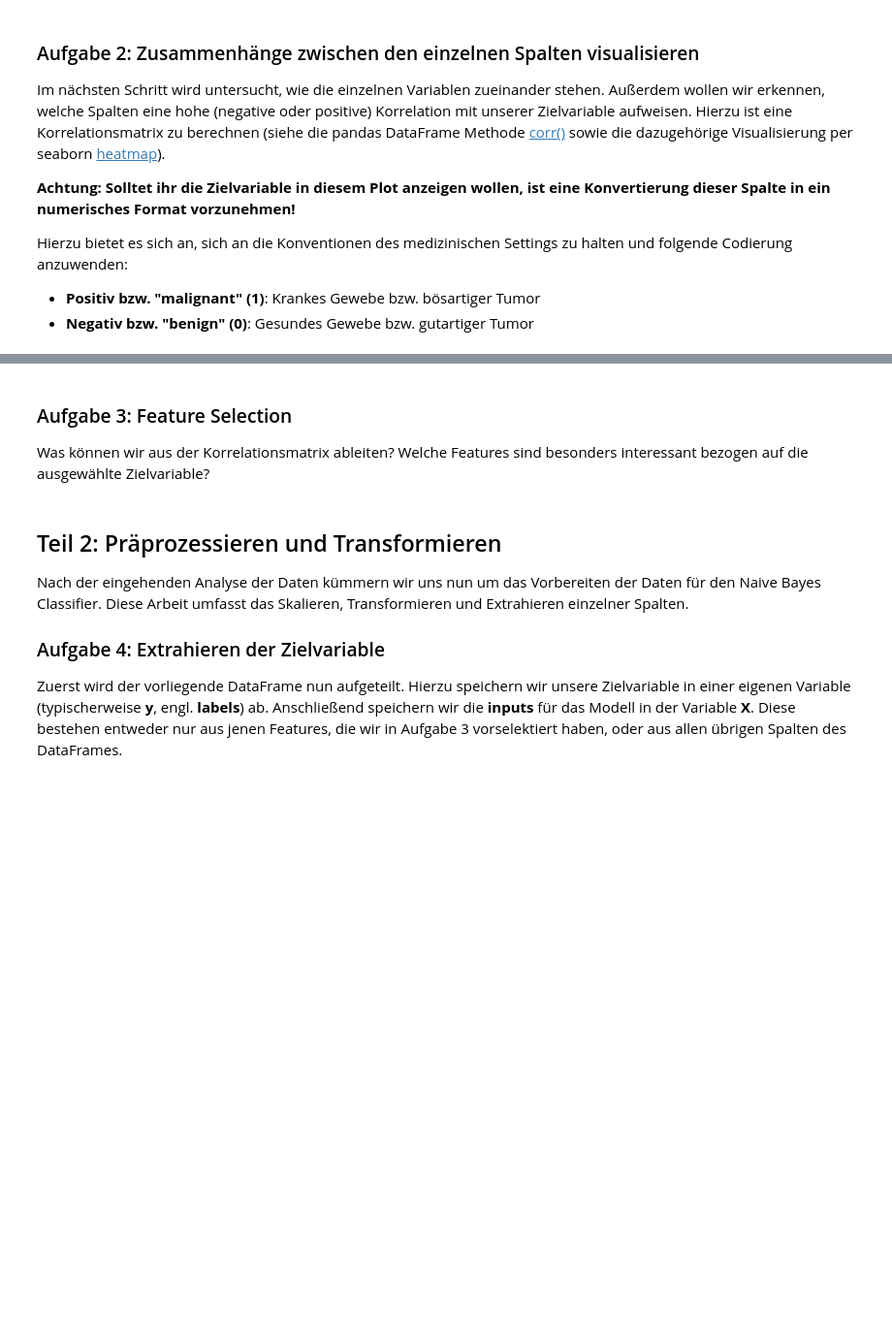
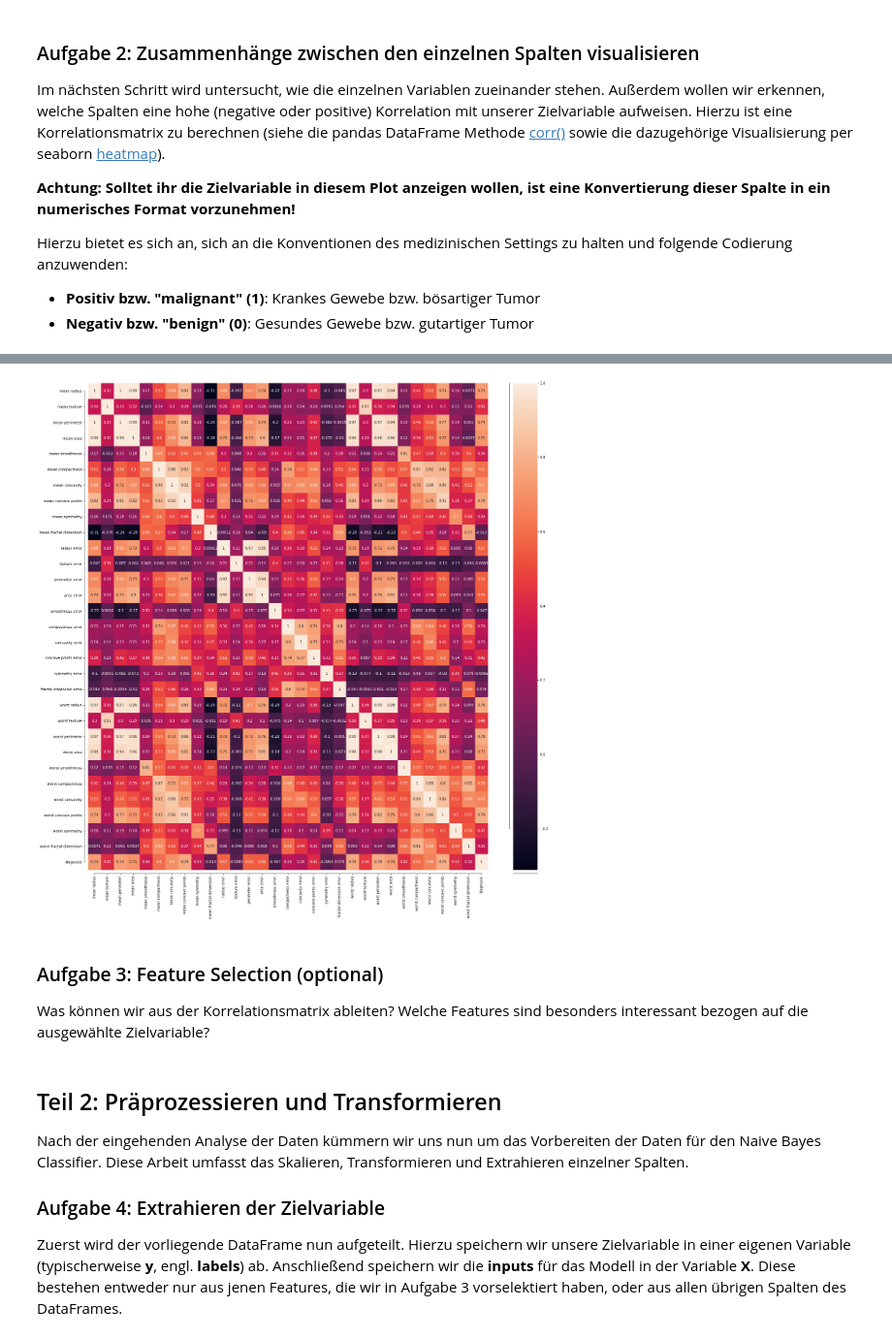
Before and after one commit to mschirl/bc-workshop-data-science, a Jupyter notebook: 03_Introduction_Modeling/03_Task_BreastCancerClassification.ipynb, the cells around one changed output, grey strips where cells are left out. Shown at 97% size. Drawn from its saved outputs; the diff is of its cells as text; code cells hidden in the pictures; blank space fills up the shorter version.

```diff
--- a/03_Introduction_Modeling/03_Task_BreastCancerClassification.ipynb
+++ b/03_Introduction_Modeling/03_Task_BreastCancerClassification.ipynb
@@ -95,3 +190,5 @@ Hierzu bietet es sich an, sich an die Konventionen des medizinischen Settings zu
 
 - **Positiv bzw. "malignant" (1)**: Krankes Gewebe bzw. bösartiger Tumor
 - **Negativ bzw. "benign" (0)**: Gesundes Gewebe bzw. gutartiger Tumor
+# %%
+df['diagnosis'] = [1 if label == 'malignant' else 0 for label in df['diagnosis']]
@@ -98,5 +210,15 @@ Hierzu bietet es sich an, sich an die Konventionen des medizinischen Settings zu
+# %%
+corr = df.corr()
+plt.figure(figsize=(25,25))
+sns.heatmap(corr, annot=True)
+sns.despine(offset=10, trim=True)
+plt.xticks(
+    rotation=90
+);
+# %% [output]
+[figure, added]
 # %% [markdown]
-### Aufgabe 3: Feature Selection
+### Aufgabe 3: Feature Selection (optional)
 
 Was können wir aus der Korrelationsmatrix ableiten? Welche Features sind besonders interessant bezogen auf die ausgewählte Zielvariable?
 # %% [markdown]
```
Also changed, not shown: parts of 42 cells of this notebook, 1 other file.
